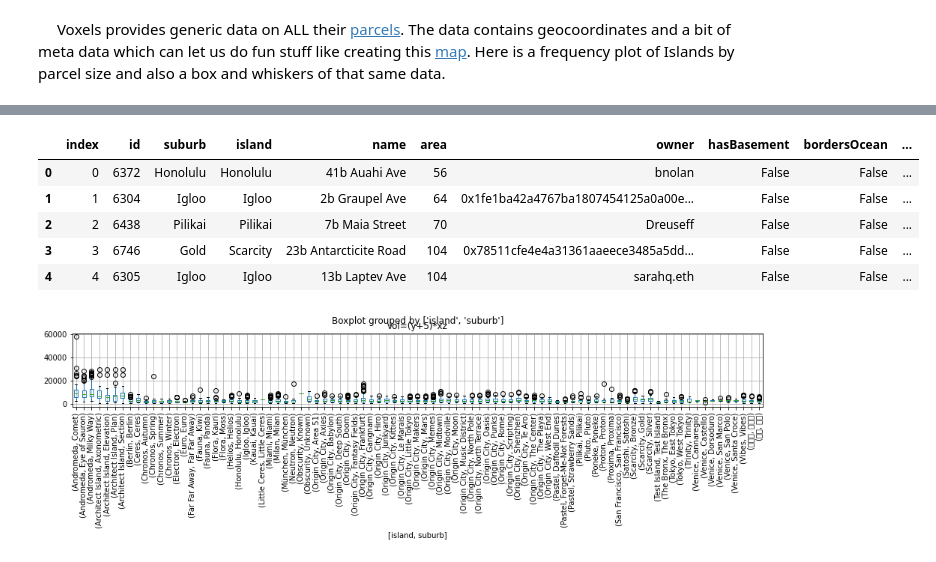
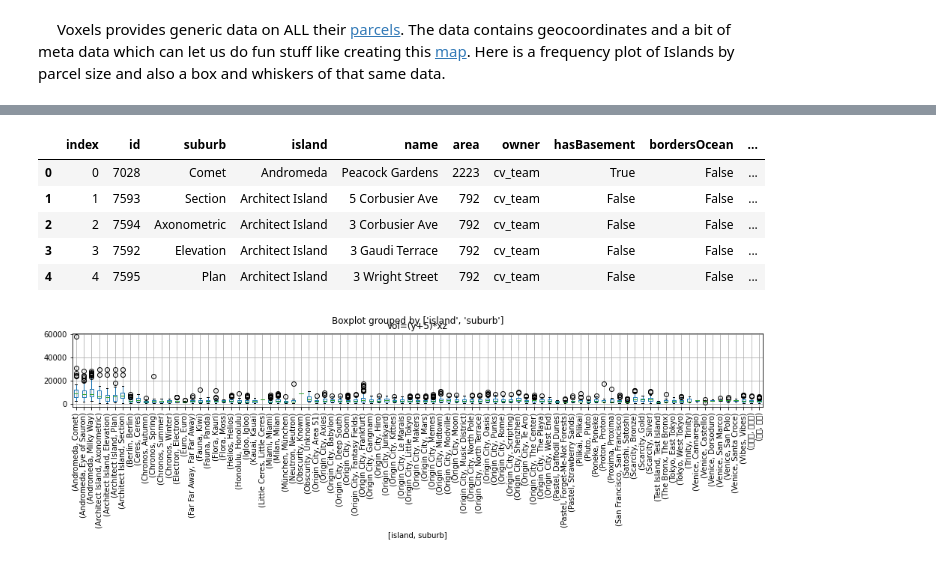
Before and after one commit to 3Diot/3Diot.github.io, a Jupyter notebook: blog/notebooks/002_Parcels.ipynb, the cells around one changed output, grey strips where cells are left out. Cells and saved outputs as stored; diff of their text form; code cells hidden in the pictures.

```diff
--- a/blog/notebooks/002_Parcels.ipynb
+++ b/blog/notebooks/002_Parcels.ipynb
@@ -59,21 +59,21 @@ parcels.head(10)
 # %%
 #hide
 rdf = parcels.copy() #parcels[['id', 'name', 'island','suburb','area','height', 'owner_name']].copy()
 rdf['vol=xyz'] = rdf['y'] * rdf['area']
 rdf['vol=(y+5)*xz'] = (rdf['y'] +5) * rdf['area']
-rdf = rdf.sort_values('vol=xyz', ascending=True)
+rdf = rdf.sort_values('vol=xyz', ascending=False)
 rdf = rdf.reset_index(drop=True)
 rdf = rdf.reset_index()
 # rdf = rdf[rdf['owner_name'] != 'crvox.eth']
 # rdf = rdf[rdf['owner_name'] != 'bnolan']
 rdf.head()
 # %% [output]
 |  | index | id | suburb | island | name | area | owner | hasBasement | bordersOcean | ... |
-| 0 | 0 | 6372 | Honolulu | Honolulu | 41b Auahi Ave | 56 | bnolan | False | False | ... |
-| 1 | 1 | 6304 | Igloo | Igloo | 2b Graupel Ave | 64 | 0x1fe1ba42a4767ba1807454125a0a00e... | False | False | ... |
-| 2 | 2 | 6438 | Pilikai | Pilikai | 7b Maia Street | 70 | Dreuseff | False | False | ... |
-| 3 | 3 | 6746 | Gold | Scarcity | 23b Antarcticite Road | 104 | 0x78511cfe4e4a31361aaeece3485a5dd... | False | False | ... |
-| 4 | 4 | 6305 | Igloo | Igloo | 13b Laptev Ave | 104 | sarahq.eth | False | False | ... |
+| 0 | 0 | 7028 | Comet | Andromeda | Peacock Gardens | 2223 | cv_team | True | False | ... |
+| 1 | 1 | 7593 | Section | Architect Island | 5 Corbusier Ave | 792 | cv_team | False | False | ... |
+| 2 | 2 | 7594 | Axonometric | Architect Island | 3 Corbusier Ave | 792 | cv_team | False | False | ... |
+| 3 | 3 | 7592 | Elevation | Architect Island | 3 Gaudi Terrace | 792 | cv_team | False | False | ... |
+| 4 | 4 | 7595 | Plan | Architect Island | 3 Wright Street | 792 | cv_team | False | False | ... |
 # %%
 #hide_input
 import matplotlib.pyplot as plt
```
Also changed, not shown: parts of 2 cells of this notebook, 9 other files.
